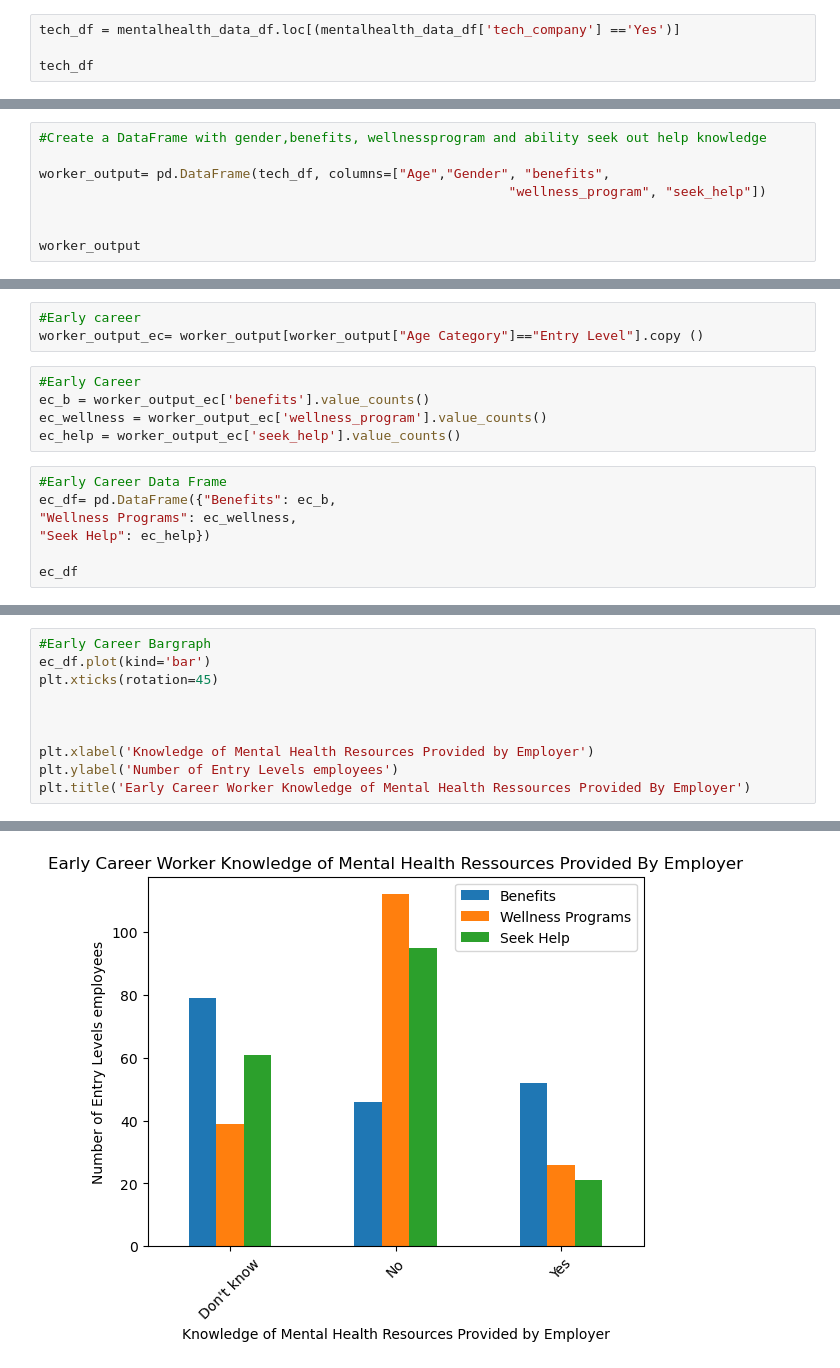
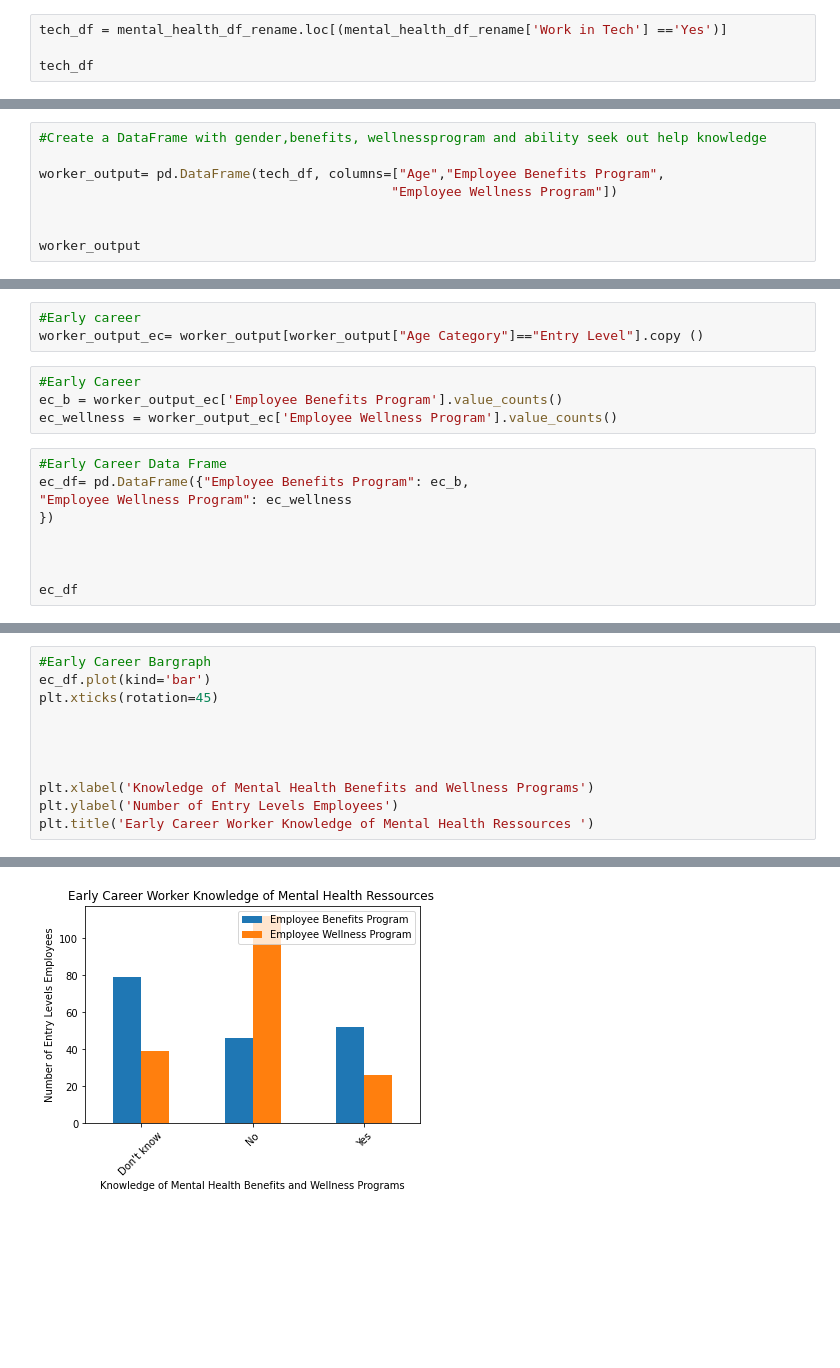
Before and after one commit to baileykayla953/project-one, a Jupyter notebook: Summary Stats.ipynb, the cells around one changed output, grey strips where cells are left out. Drawn from its saved outputs; the diff is of its cells as text; blank space fills up the shorter version.

```diff
--- a/Summary Stats.ipynb
+++ b/Summary Stats.ipynb
@@ -35,5 +62,5 @@ Name: tech_company, dtype: int64
 # %%
-tech_df = mentalhealth_data_df.loc[(mentalhealth_data_df['tech_company'] =='Yes')]
+tech_df = mental_health_df_rename.loc[(mental_health_df_rename['Work in Tech'] =='Yes')]
 
 tech_df
 # %% [output]
@@ -53,8 +80,8 @@ tech_df
 # %%
 #Create a DataFrame with gender,benefits, wellnessprogram and ability seek out help knowledge
 
-worker_output= pd.DataFrame(tech_df, columns=["Age","Gender", "benefits",
-                                                            "wellness_program", "seek_help"])
+worker_output= pd.DataFrame(tech_df, columns=["Age","Employee Benefits Program",
+                                             "Employee Wellness Program"])
 
 
 worker_output
@@ -145,14 +129,15 @@ Name: Age Category, dtype: int64
 worker_output_ec= worker_output[worker_output["Age Category"]=="Entry Level"].copy ()
 # %%
 #Early Career
-ec_b = worker_output_ec['benefits'].value_counts()
-ec_wellness = worker_output_ec['wellness_program'].value_counts()
-ec_help = worker_output_ec['seek_help'].value_counts()
+ec_b = worker_output_ec['Employee Benefits Program'].value_counts()
+ec_wellness = worker_output_ec['Employee Wellness Program'].value_counts()
 # %%
 #Early Career Data Frame
-ec_df= pd.DataFrame({"Benefits": ec_b,
-"Wellness Programs": ec_wellness,
-"Seek Help": ec_help})
+ec_df= pd.DataFrame({"Employee Benefits Program": ec_b,
+"Employee Wellness Program": ec_wellness
+})
+
+
 
 ec_df
 # %% [output]
@@ -167,7 +152,8 @@ plt.xticks(rotation=45)
 
 
 
-plt.xlabel('Knowledge of Mental Health Resources Provided by Employer')
-plt.ylabel('Number of Entry Levels employees')
-plt.title('Early Career Worker Knowledge of Mental Health Ressources Provided By Employer')
+
+plt.xlabel('Knowledge of Mental Health Benefits and Wellness Programs')
+plt.ylabel('Number of Entry Levels Employees')
+plt.title('Early Career Worker Knowledge of Mental Health Ressources ')
 # %% [output]
@@ -175,4 +161,4 @@ Text(0.5, 1.0, 'Early Career Worker Knowledge of Mental Health Ressources Provid
-[figure, old version]
+[figure, new version]
 # %%
 #Need early mid  data frame by age category
 worker_output_emid= worker_output[worker_output["Age Category"]=="Early/Mid Career"].copy ()
```
Also changed, not shown: parts of 24 cells of this notebook.
